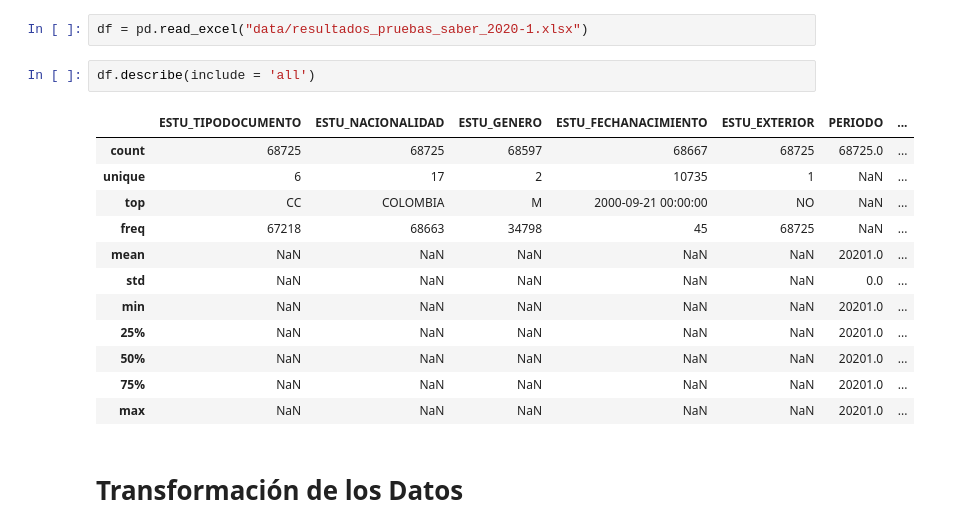
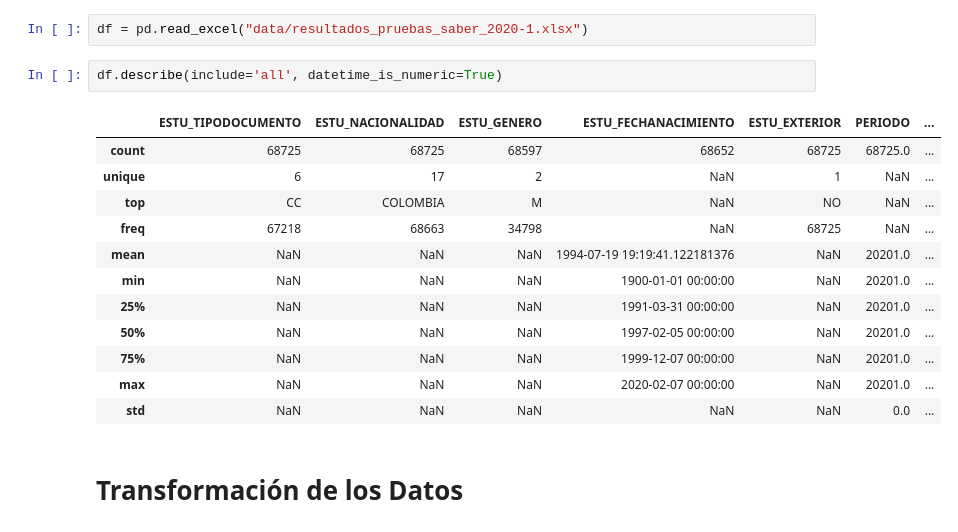
Before and after one commit to EstebanColoradoGonzalez/DataScience, a Jupyter notebook: Tarea_2/src/notebook/Punto 3 - Regresion/logistic_regression_by_hand.ipynb, the cells around one changed output. Saved outputs shown, nothing was run; the diff lists cells and outputs as text.

```diff
--- a/Tarea_2/src/notebook/Punto 3 - Regresion/logistic_regression_by_hand.ipynb
+++ b/Tarea_2/src/notebook/Punto 3 - Regresion/logistic_regression_by_hand.ipynb
@@ -48,20 +48,20 @@ pd.set_option('display.max_columns', 500)
 # %%
 df = pd.read_excel("data/resultados_pruebas_saber_2020-1.xlsx")
 # %%
-df.describe(include = 'all')
+df.describe(include='all', datetime_is_numeric=True)
 # %% [output]
 |  | ESTU_TIPODOCUMENTO | ESTU_NACIONALIDAD | ESTU_GENERO | ESTU_FECHANACIMIENTO | ESTU_EXTERIOR | PERIODO | ... |
-| count | 68725 | 68725 | 68597 | 68667 | 68725 | 68725.0 | ... |
-| unique | 6 | 17 | 2 | 10735 | 1 | NaN | ... |
-| top | CC | COLOMBIA | M | 2000-09-21 00:00:00 | NO | NaN | ... |
-| freq | 67218 | 68663 | 34798 | 45 | 68725 | NaN | ... |
-| mean | NaN | NaN | NaN | NaN | NaN | 20201.0 | ... |
+| count | 68725 | 68725 | 68597 | 68652 | 68725 | 68725.0 | ... |
+| unique | 6 | 17 | 2 | NaN | 1 | NaN | ... |
+| top | CC | COLOMBIA | M | NaN | NO | NaN | ... |
+| freq | 67218 | 68663 | 34798 | NaN | 68725 | NaN | ... |
+| mean | NaN | NaN | NaN | 1994-07-19 19:19:41.122181376 | NaN | 20201.0 | ... |
+| min | NaN | NaN | NaN | 1900-01-01 00:00:00 | NaN | 20201.0 | ... |
+| 25% | NaN | NaN | NaN | 1991-03-31 00:00:00 | NaN | 20201.0 | ... |
+| 50% | NaN | NaN | NaN | 1997-02-05 00:00:00 | NaN | 20201.0 | ... |
+| 75% | NaN | NaN | NaN | 1999-12-07 00:00:00 | NaN | 20201.0 | ... |
+| max | NaN | NaN | NaN | 2020-02-07 00:00:00 | NaN | 20201.0 | ... |
 | std | NaN | NaN | NaN | NaN | NaN | 0.0 | ... |
-| min | NaN | NaN | NaN | NaN | NaN | 20201.0 | ... |
-| 25% | NaN | NaN | NaN | NaN | NaN | 20201.0 | ... |
-| 50% | NaN | NaN | NaN | NaN | NaN | 20201.0 | ... |
-| 75% | NaN | NaN | NaN | NaN | NaN | 20201.0 | ... |
-| max | NaN | NaN | NaN | NaN | NaN | 20201.0 | ... |
 # %% [markdown]
 # Transformación de los Datos
 # %% [markdown]
```
Also changed, not shown: parts of 126 cells of this notebook, 1 other file.
